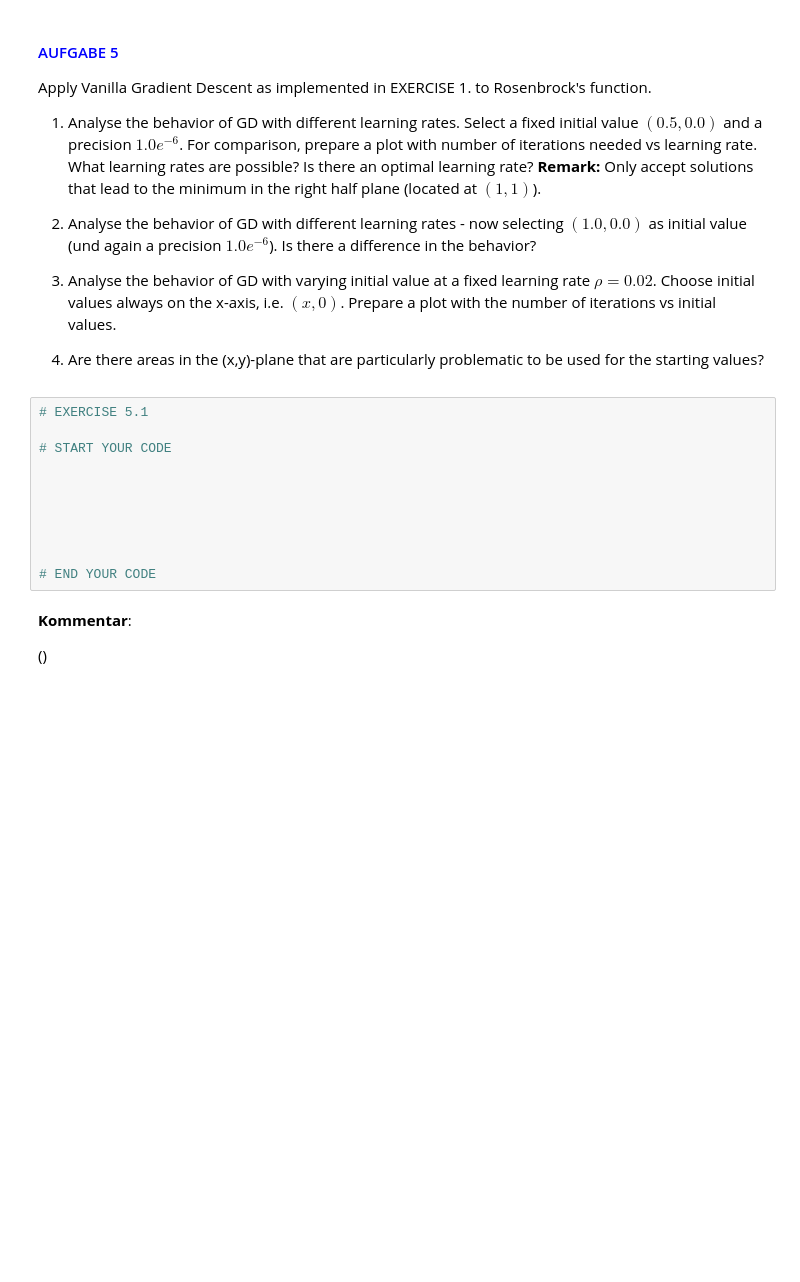
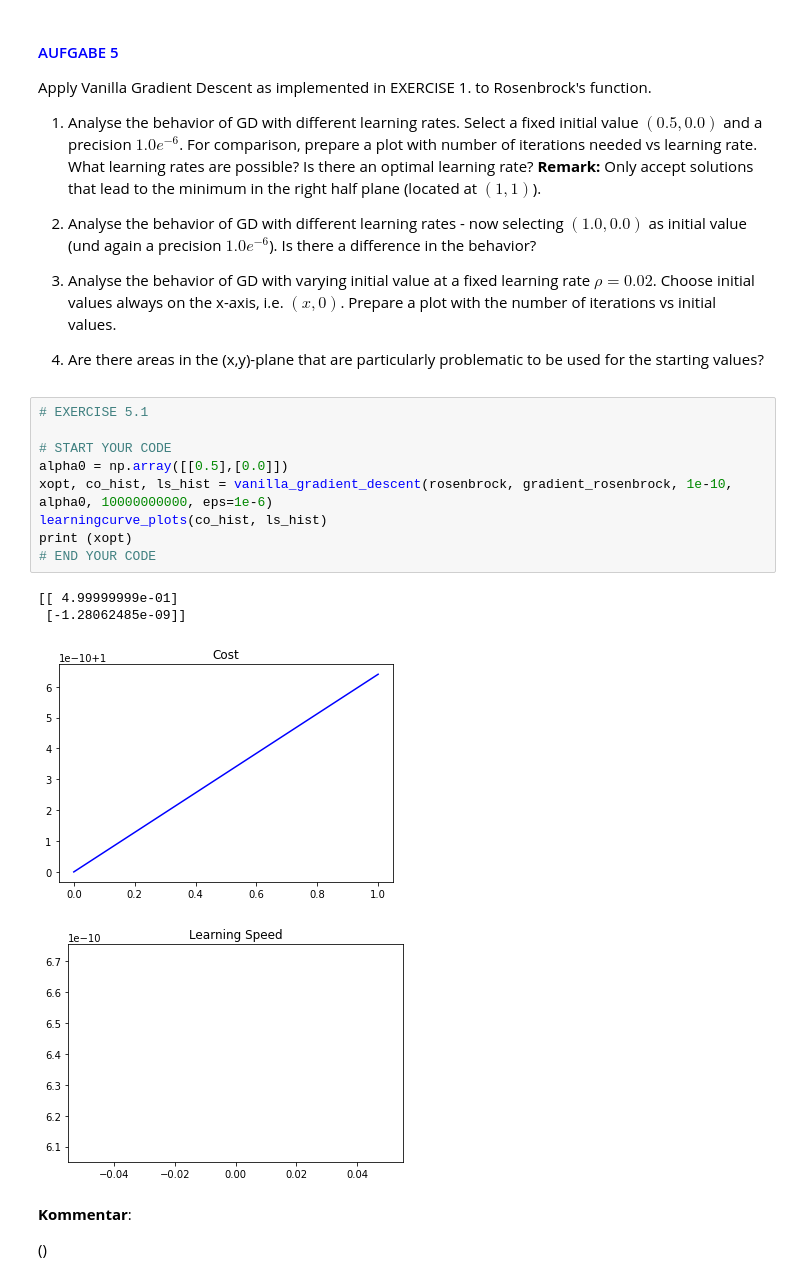
Before and after one commit to jsvilling/VANA_Assignemnts, a Jupyter notebook: gradient_descent_01-stud_villing_zellweger.ipynb, the cells around one changed output. Cells and saved outputs as stored; diff of their text form; blank space fills up the shorter version.

Commit message:
Make notes for exercise 5

```diff
--- a/gradient_descent_01-stud_villing_zellweger.ipynb
+++ b/gradient_descent_01-stud_villing_zellweger.ipynb
@@ -357,17 +357,20 @@ Apply Vanilla Gradient Descent as implemented in EXERCISE 1. to Rosenbrock's fun
 3. Analyse the behavior of GD with varying initial value at a fixed learning rate $\rho=0.02$. Choose initial values always on the x-axis, i.e. $(x,0)$. Prepare a plot with the number of iterations vs initial values.
 
 4. Are there areas in the (x,y)-plane that are particularly problematic to be used for the starting values?
-# %%
-# EXERCISE 5.1
-
-# START YOUR CODE
-
-
-
-
-
-
-# END YOUR CODE
+# %%
+# EXERCISE 5.1
+
+# START YOUR CODE
+alpha0 = np.array([[0.5],[0.0]])
+xopt, co_hist, ls_hist = vanilla_gradient_descent(rosenbrock, gradient_rosenbrock, 1e-10, alpha0, 10000000000, eps=1e-6)
+learningcurve_plots(co_hist, ls_hist)
+print (xopt)
+# END YOUR CODE
+# %% [output]
+[[ 4.99999999e-01]
+ [-1.28062485e-09]]
+[figure, added]
+[figure, added]
 # %% [markdown]
 **Kommentar**:
 
```
Also changed, not shown: parts of 2 cells of this notebook.
